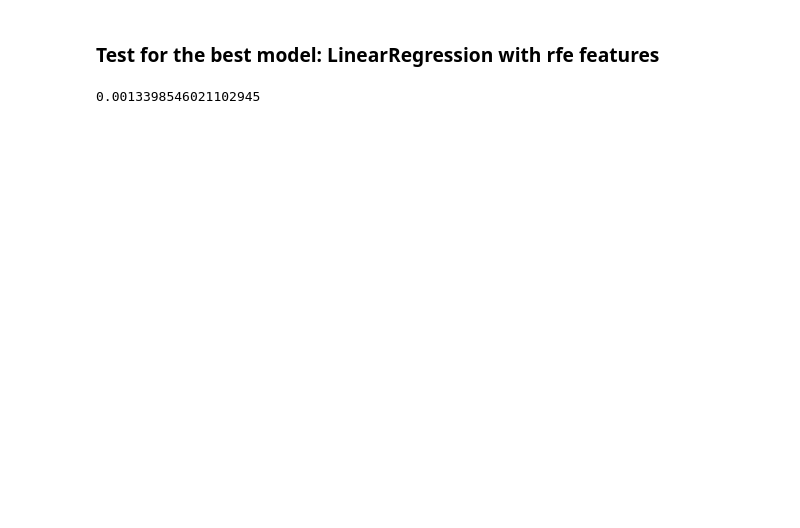
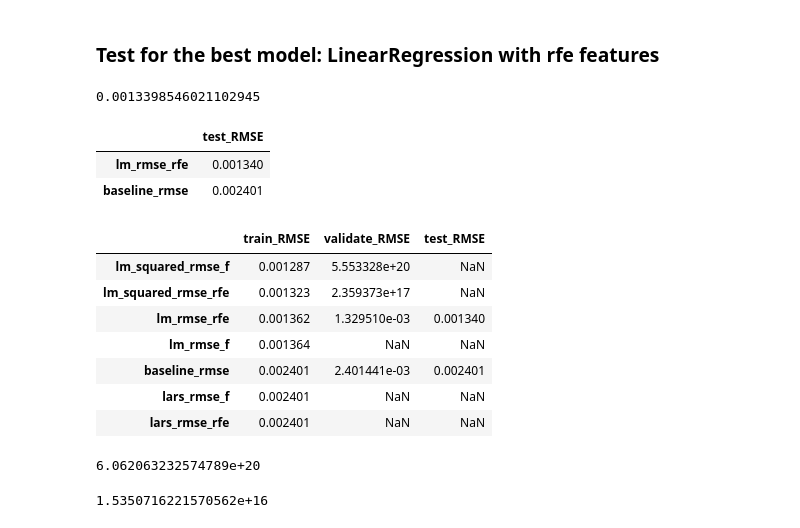
Before and after one commit to Yongliang-Shi/Exploring-Drivers-of-the-Error-in-Zestimate, a Jupyter notebook: model_zillow.ipynb, the cells around one changed output. Cells and saved outputs as stored; diff of their text form; code cells hidden in the pictures; blank space fills up the shorter version.

Commit message:
test the two models with inconsistence

```diff
--- a/model_zillow.ipynb
+++ b/model_zillow.ipynb
@@ -612,8 +582,18 @@ lm_squared_rmse_rfe
 ### LinearRegression with rfe features
 # %%
 lm_pred = lm.predict(X_validate_scaled_1_1_rfe)
-lm_rmse = mean_squared_error(y_validate_1_1, lm_pred)**1/2
+lm_rmse_rfe = mean_squared_error(y_validate_1_1, lm_pred)**1/2
 
-lm_rmse
+lm_rmse_rfe
 # %% [output]
 0.0013295100424344794
+# %%
+rmse_values = [baseline_rmse,
+               lm_squared_rmse_f, lm_squared_rmse_rfe,
+               lm_rmse_rfe]
+rmse_index = ['baseline_rmse',
+              'lm_squared_rmse_f', 'lm_squared_rmse_rfe',
+              'lm_rmse_rfe']
+
+rmse_validate = pd.DataFrame(rmse_values, index=rmse_index, columns=['validate_RMSE'])
+rmse_validate.sort_values(by='validate_RMSE')
@@ -626,7 +613,31 @@ X_test_scaled_1_1_rfe = X_test_scaled_1_1[rfe_features_1_1]
 # %%
 lm_pred = lm.predict(X_test_scaled_1_1_rfe)
-lm_rmse = mean_squared_error(y_test_1_1, lm_pred)**1/2
+lm_rmse_rfe = mean_squared_error(y_test_1_1, lm_pred)**1/2
 
-lm_rmse
+lm_rmse_rfe
 # %% [output]
 0.0013398546021102945
+# %%
+rmse_values = [baseline_rmse,lm_rmse_rfe]
+rmse_index = ['baseline_rmse','lm_rmse_rfe']
+
+rmse_test = pd.DataFrame(rmse_values, index=rmse_index, columns=['test_RMSE'])
+rmse_test.sort_values(by='test_RMSE')
+# %% [output]
+|  | test_RMSE |
+| lm_rmse_rfe | 0.001340 |
+| baseline_rmse | 0.002401 |
+# %%
+rmse_overall = pd.concat([rmse_train, rmse_validate], axis=1)
+rmse_overall = pd.concat([rmse_overall, rmse_test], axis=1)
+
+rmse_overall.sort_values(by='train_RMSE')
+# %% [output]
+|  | train_RMSE | validate_RMSE | test_RMSE |
+| lm_squared_rmse_f | 0.001287 | 5.553328e+20 | NaN |
+| lm_squared_rmse_rfe | 0.001323 | 2.359373e+17 | NaN |
+| lm_rmse_rfe | 0.001362 | 1.329510e-03 | 0.001340 |
+| lm_rmse_f | 0.001364 | NaN | NaN |
+| baseline_rmse | 0.002401 | 2.401441e-03 | 0.002401 |
+| lars_rmse_f | 0.002401 | NaN | NaN |
+| lars_rmse_rfe | 0.002401 | NaN | NaN |
@@ -632,0 +649,18 @@ lm_rmse
+# %%
+# Fit X_validate_scaled_squared_f, predict and compute the rmse
+
+lm_squared_pred_f = lm_squared_f.predict(X_test_scaled_squared_f)
+
+lm_squared_rmse_f = mean_squared_error(y_test_1_1, lm_squared_pred_f)**1/2
+lm_squared_rmse_f
+# %% [output]
+6.062063232574789e+20
+# %%
+# Fit X_validate_scaled_squared_rfe, predict and compute the rmse
+
+lm_squared_pred_rfe = lm_squared_rfe.predict(X_test_scaled_squared_rfe)
+
+lm_squared_rmse_rfe = mean_squared_error(y_test_1_1, lm_squared_pred_rfe)**1/2
+lm_squared_rmse_rfe
+# %% [output]
+1.5350716221570562e+16
```
Also changed, not shown: parts of 7 cells of this notebook.
